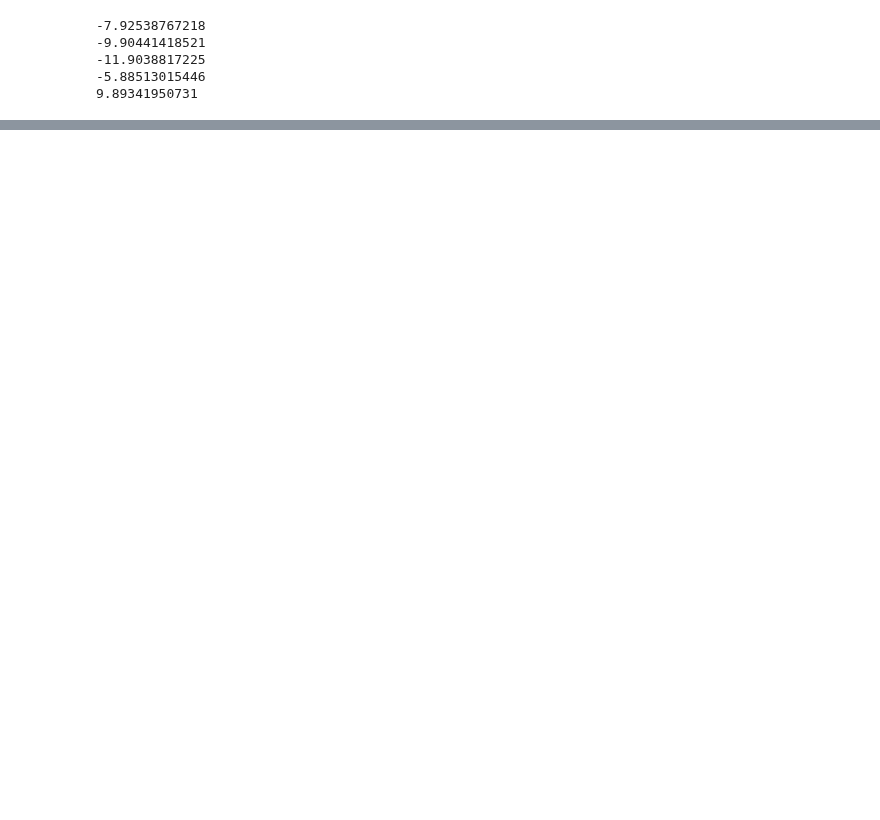
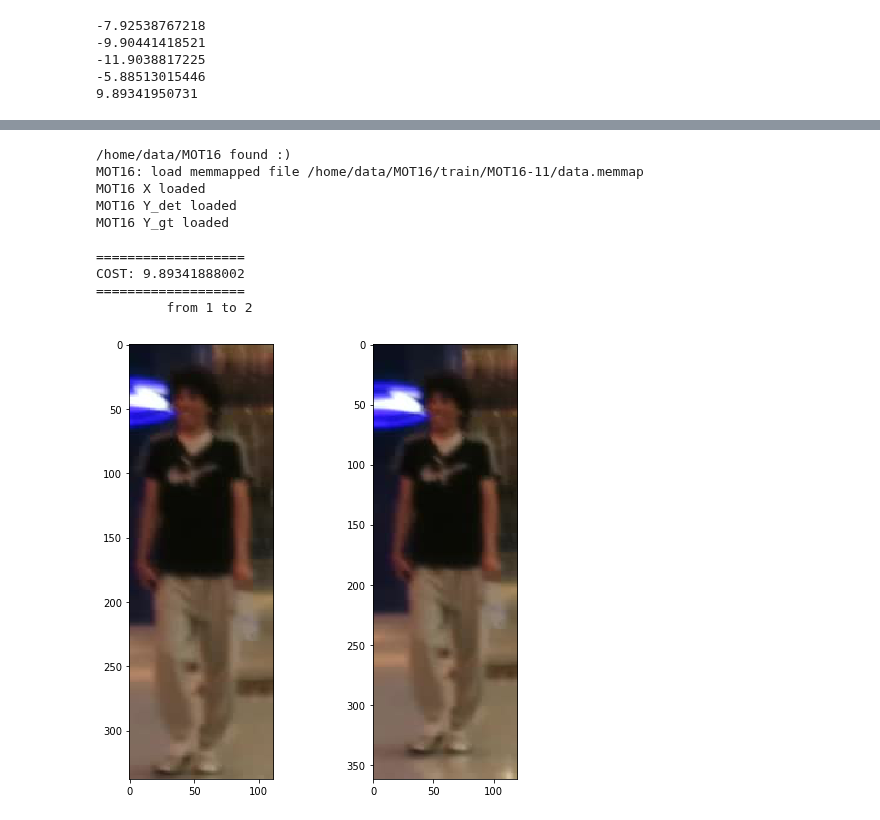
Before and after one commit to jutanke/cabbage, a Jupyter notebook: prototyping/Debug_FeatureCalculation.ipynb, the cells around one changed output, grey strips where cells are left out. Drawn from its saved outputs; the diff is of its cells as text; code cells hidden in the pictures; blank space fills up the shorter version.

```diff
--- a/prototyping/Debug_FeatureCalculation.ipynb
+++ b/prototyping/Debug_FeatureCalculation.ipynb
@@ -155,0 +179,58 @@ COST: 13.0007450391
+# %%
+# repeat for normal detections
+
+from pak.datasets.MOT import MOT16
+mot16__ = MOT16(root)
+
+X, Y_det, Y_gt = mot16__.get_train("MOT16-11", memmapped=True)
+H_, W_, _ = X[0].shape
+ALL_DETECTIONS = remove_negative_pairs(
+    mot16.mot16_11_detections, W_, H_)
+
+
+
+# ----- contenders:
+idx1 = 0; idx2 = 8;
+
+W = get_W_mot16_02_dmax100(root)
+elem1 = ALL_DETECTIONS[idx1]; elem2 = ALL_DETECTIONS[idx2]
+frame1 = int(elem1[0]); frame2 = int(elem2[0])
+aabb1 = elem1[1:5]; aabb2 = elem2[1:5]
+conf1 = elem1[5]; conf2 = elem2[5]
+delta = int(abs(frame2-frame1) )
+
+I1 = X[frame1-1]; I2 = X[frame2-1]
+
+vec = gen.get_pairwise_vector(
+                            video_name,
+                            I1, I2,
+                            frame1,frame2,
+                            aabb1,aabb2,
+                            conf1,conf2)
+
+
+cost = -1 * (W[delta]@np.array(vec))
+
+print('\n===================')
+print("COST:", cost)
+print('===================')
+print("\t from " + str(frame1) + ' to ' + str(frame2))
+
+fig = plt.figure(figsize=(8,8))
+x,y,w,h = aabb1.astype('int32')
+fig.add_subplot(121).imshow(I1[y:y+h,x:x+w])
+x,y,w,h = aabb2.astype('int32')
+fig.add_subplot(122).imshow(I1[y:y+h,x:x+w])
+plt.show()
+# %% [output]
+/home/data/MOT16 found :)
+MOT16: load memmapped file /home/data/MOT16/train/MOT16-11/data.memmap
+MOT16 X loaded
+MOT16 Y_det loaded
+MOT16 Y_gt loaded
+
+===================
+COST: 9.89341888002
+===================
+         from 1 to 2
+[figure, added]
```
Also changed, not shown: parts of 4 cells of this notebook, 4 other files.
